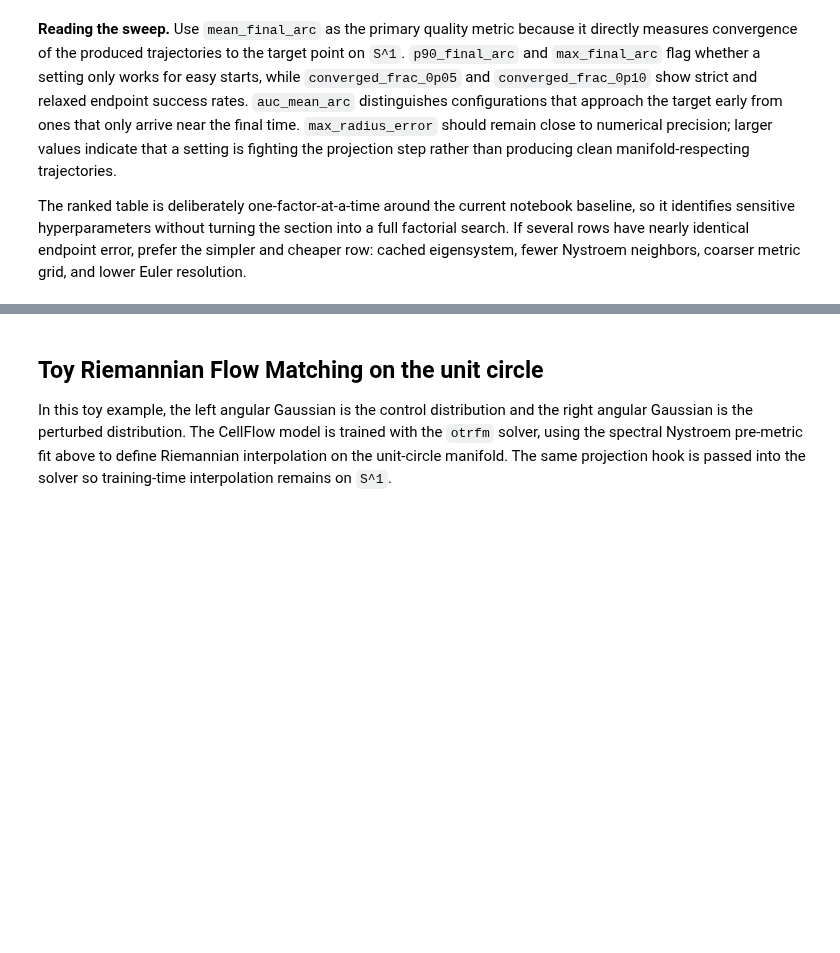
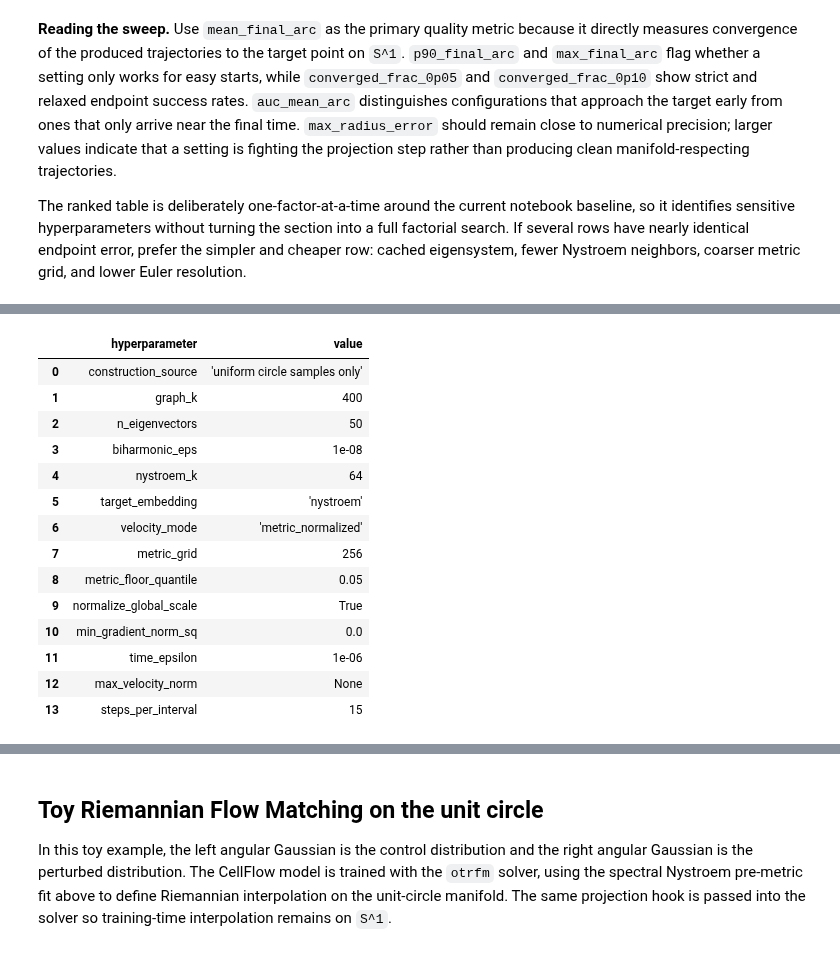
Before and after one commit to markuslaengst/CellFlow, a Jupyter notebook: docs/notebooks/riemannian_unit_circle_toy_example.ipynb, the cells around one changed output, grey strips where cells are left out. Saved outputs shown, nothing was run; the diff lists cells and outputs as text; code cells hidden in the pictures; blank space fills up the shorter version.

```diff
--- a/docs/notebooks/riemannian_unit_circle_toy_example.ipynb
+++ b/docs/notebooks/riemannian_unit_circle_toy_example.ipynb
@@ -2078,3 +2079,68 @@ plt.show()
 **Reading the sweep.** Use `mean_final_arc` as the primary quality metric because it directly measures convergence of the produced trajectories to the target point on `S^1`. `p90_final_arc` and `max_final_arc` flag whether a setting only works for easy starts, while `converged_frac_0p05` and `converged_frac_0p10` show strict and relaxed endpoint success rates. `auc_mean_arc` distinguishes configurations that approach the target early from ones that only arrive near the final time. `max_radius_error` should remain close to numerical precision; larger values indicate that a setting is fighting the projection step rather than producing clean manifold-respecting trajectories.
 
 The ranked table is deliberately one-factor-at-a-time around the current notebook baseline, so it identifies sensitive hyperparameters without turning the section into a full factorial search. If several rows have nearly identical endpoint error, prefer the simpler and cheaper row: cached eigensystem, fewer Nystroem neighbors, coarser metric grid, and lower Euler resolution.
+# %%
+# Best target-convergence hyperparameter configuration extracted from the sweep output.
+# Source: target-convergence-hparam-sweep ranked table.
+# Selection criterion in the sweep: lowest rank_score = mean_final_arc + 0.25 * p90_final_arc.
+
+from pprint import pprint
+import pandas as pd
+
+best_target_convergence_config = {
+    'construction_source': 'uniform circle samples only',
+    'graph_k': 400,
+    'n_eigenvectors': 50,
+    'biharmonic_eps': 1e-8,
+    'nystroem_k': 64,
+    'target_embedding': 'nystroem',
+    'velocity_mode': 'metric_normalized',
+    'metric_grid': 256,
+    'metric_floor_quantile': 0.05,
+    'normalize_global_scale': True,
+    'min_gradient_norm_sq': 0.0,
+    'time_epsilon': 1e-6,
+    'max_velocity_norm': None,
+    'steps_per_interval': 15,
+}
+
+best_target_convergence_metrics = {
+    'selected_row': 'nystroem_k=64',
+    'axis': 'Nystroem extension',
+    'mean_final_arc': 0.07463114708662033,
+    'median_final_arc': 0.000151,
+    'p90_final_arc': 0.000329,
+    'max_final_arc': 1.149860,
+    'converged_frac_0p05': 0.92,
+    'converged_frac_0p10': 0.92,
+    'auc_mean_arc': 1.043938,
+    'mean_path_length': 7.473785,
+    'monotone_step_fraction': 0.745185,
+    'max_radius_error': 1.192093e-07,
+    'sigma': 0.12584882945296524,
+    'basis_source': 'cached notebook eigensystem',
+}
+
+print('Best target-convergence configuration extracted from the sweep:')
+pprint(best_target_convergence_config, sort_dicts=False)
+print()
+print('Quality metrics for the selected row:')
+pprint(best_target_convergence_metrics, sort_dicts=False)
+
+best_target_convergence_config_table = pd.DataFrame(
+    [
+        {'hyperparameter': key, 'value': repr(value)}
+        for key, value in best_target_convergence_config.items()
+    ]
+)
+best_target_convergence_metrics_table = pd.DataFrame(
+    [
+        {key: repr(value) for key, value in best_target_convergence_metrics.items()}
+    ]
+)
+
+display(best_target_convergence_config_table)
+display(best_target_convergence_metrics_table)
+
+best_target_convergence_config
+# %% [output]
@@ -2080,0 +2164,15 @@ The ranked table is deliberately one-factor-at-a-time around the current noteboo
+|  | hyperparameter | value |
+| 0 | construction_source | 'uniform circle samples only' |
+| 1 | graph_k | 400 |
+| 2 | n_eigenvectors | 50 |
+| 3 | biharmonic_eps | 1e-08 |
+| 4 | nystroem_k | 64 |
+| 5 | target_embedding | 'nystroem' |
+| 6 | velocity_mode | 'metric_normalized' |
+| 7 | metric_grid | 256 |
+| 8 | metric_floor_quantile | 0.05 |
+| 9 | normalize_global_scale | True |
+| 10 | min_gradient_norm_sq | 0.0 |
+| 11 | time_epsilon | 1e-06 |
+| 12 | max_velocity_norm | None |
+| 13 | steps_per_interval | 15 |
```
Also changed, not shown: parts of 14 cells of this notebook, 1 other file.
